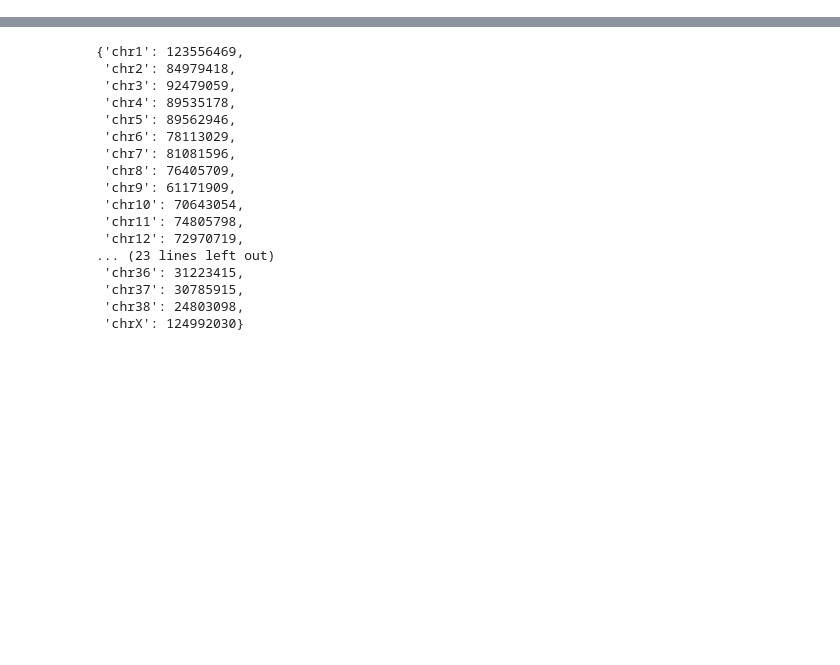
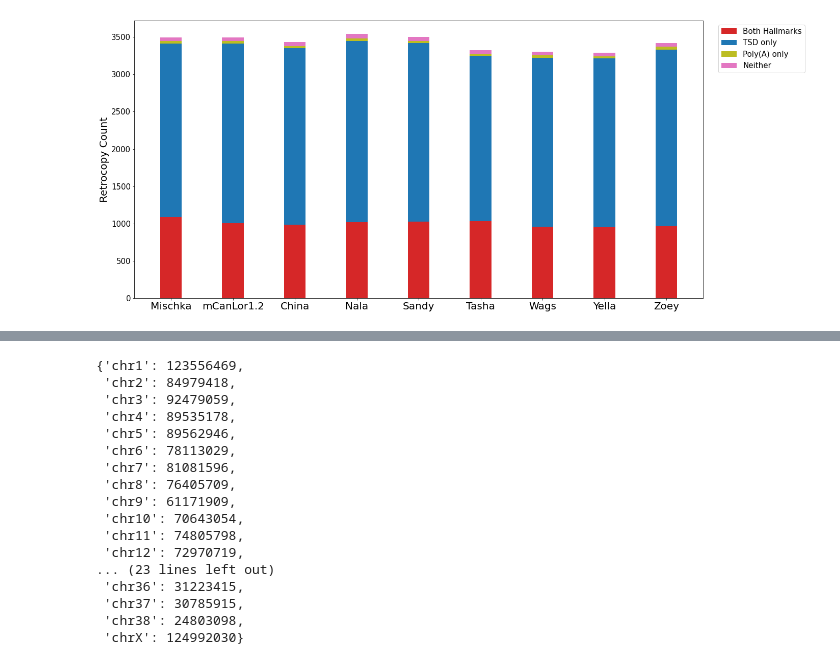
Before and after one commit to antnguye/dups_and_retrogenes_in_canine_assemblies, a Jupyter notebook: retrogene_scripts/retrocopy_hallmark_analysis.ipynb, the cells around one changed output, grey strips where cells are left out. Cells and saved outputs as stored; diff of their text form; code cells hidden in the pictures; blank space fills up the shorter version.

```diff
--- a/retrogene_scripts/retrocopy_hallmark_analysis.ipynb
+++ b/retrogene_scripts/retrocopy_hallmark_analysis.ipynb
@@ -188,2 +197,4 @@ dogs = ['mischka', 'mCanLor1.2', "nala", "sandy", "tasha", "wags", "yella"]
+# %%
+dogs = ['mischka', 'mCanLor1.2', 'china', 'nala', 'sandy', 'tasha', 'wags', 'yella', 'zoey']
 # %%
 dog_hallmarks = {}
@@ -257,7 +325,7 @@ neither 27 1.03 2632
 fullORF = {}
 for dog in dogs:
     fullORF[dog] = []
-    f = open("{}.fullORF_retrocopies.txt".format(dog), 'rt')
+    f = open("{}.fullORF_retrocopies.sorted.txt".format(dog), 'rt')
     inFile = f.readlines()
     for line in inFile:
         line = line.rstrip().split()
@@ -286,7 +354,7 @@ fullORF
 fullORF_hallmarks = {}
 for dog in dogs:
     fullORF_hallmarks[dog] = {}
-    f = open("/nfs/turbo/jmkidddata/matt-projects/Stuff_For_Anthony/Identify_Hallmarks_From_Retrogenes/Scale_Up/{}/Retrogene_Output_dist_60.txt".format(dog), 'rt')
+    f = open("/nfs/turbo/jmkidddata/matt-projects/Stuff_For_Anthony/Identify_Hallmarks_From_Retrogenes/Scale_Up_2024_02_13/{}/Retrogene_Output_dist_70.txt".format(dog), 'rt')
     inFile = f.readlines()
     fullORF_hallmarks[dog]["both"] = []
     fullORF_hallmarks[dog]["TSD"] = []
@@ -327,11 +395,15 @@ for dog in dogs:
 
     print(dog)
     total_rcs = 0
+    hallmark = 0
     for category, rcs in fullORF_hallmarks[dog].items():
         total_rcs += len(rcs)
-    print(total_rcs)
+    print("Total:", total_rcs)
     for category, rcs in fullORF_hallmarks[dog].items():
         print(category, len(rcs), round(len(rcs) / total_rcs * 100, 2))
+        if category != "neither":
+            hallmark += len(rcs)
+    print("Any:", hallmark, round(hallmark/total_rcs *100, 2))
     print()
 # %% [output]
 mischka
@@ -353,0 +509,8 @@ neither 0 0.0
+# %%
+capital_dogs = []
+for dog in dogs:
+    if dog != "mCanLor1.2":
+        capital_dogs.append(dog.capitalize())
+    else:
+        capital_dogs.append(dog)
+capital_dogs
@@ -353,0 +527,24 @@ neither 0 0.0
+# %%
+N = 9
+ind = np.arange(N)
+width = 0.35
+
+bars_1 = np.add(count_both, count_TSD).tolist()
+bars_2 = np.add(np.add(count_both, count_TSD), count_A).tolist()
+
+fig = plt.subplots(figsize =(20, 10))
+p1 = plt.bar(ind, count_both, width, color = "tab:red")
+p2 = plt.bar(ind, count_TSD, width, bottom = count_both, color = "tab:blue")
+p3 = plt.bar(ind, count_A, width, bottom = bars_1, color = "tab:olive")
+p4 = plt.bar(ind, count_none, width, bottom = bars_2, color = "tab:pink")
+
+plt.ylabel('Retrocopy Count', size = 20)
+#plt.title('Retrocopy Count by Detected Hallmarks', size = 20)
+plt.xticks(ind, capital_dogs, size = 20)
+plt.yticks(size=15)
+plt.legend((p1[0], p2[0], p3[0], p4[0]), ('Both Hallmarks', 'TSD only', 'Poly(A) only', 'Neither'), bbox_to_anchor=(1.02, 1), fontsize=15)
+plt.savefig("/nfs/turbo/jmkiddscr/anthony-projects/final_mischka_paper_files/Figure_2c.jpg",bbox_inches="tight",dpi=300)
+
+plt.show()
+# %% [output]
+[figure, added]
```
Also changed, not shown: parts of 53 cells of this notebook, 20 other files.
